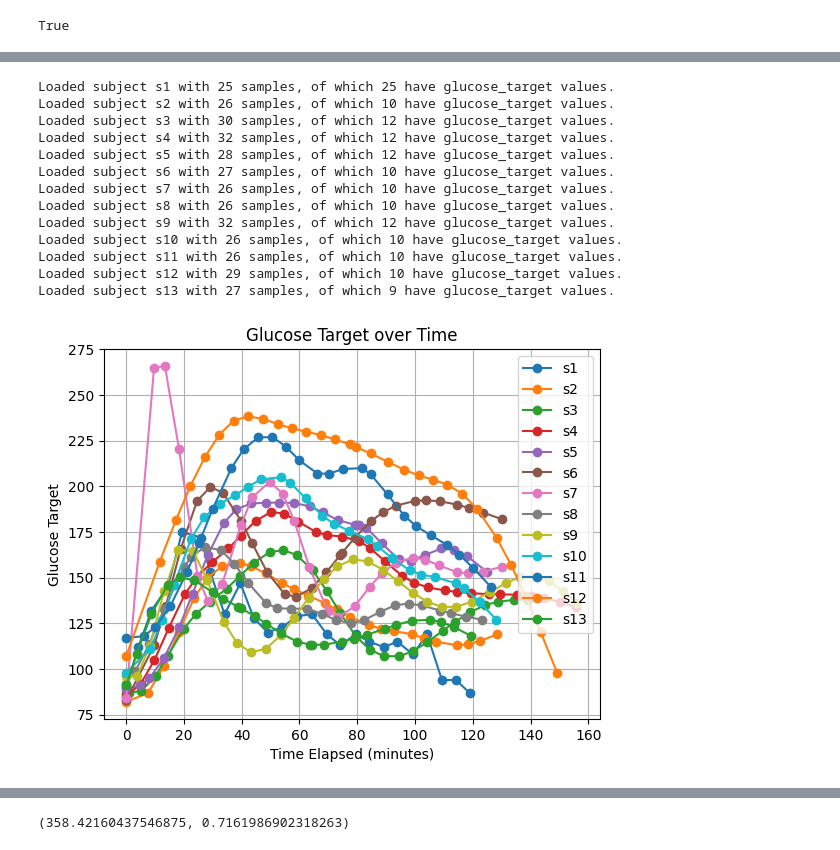
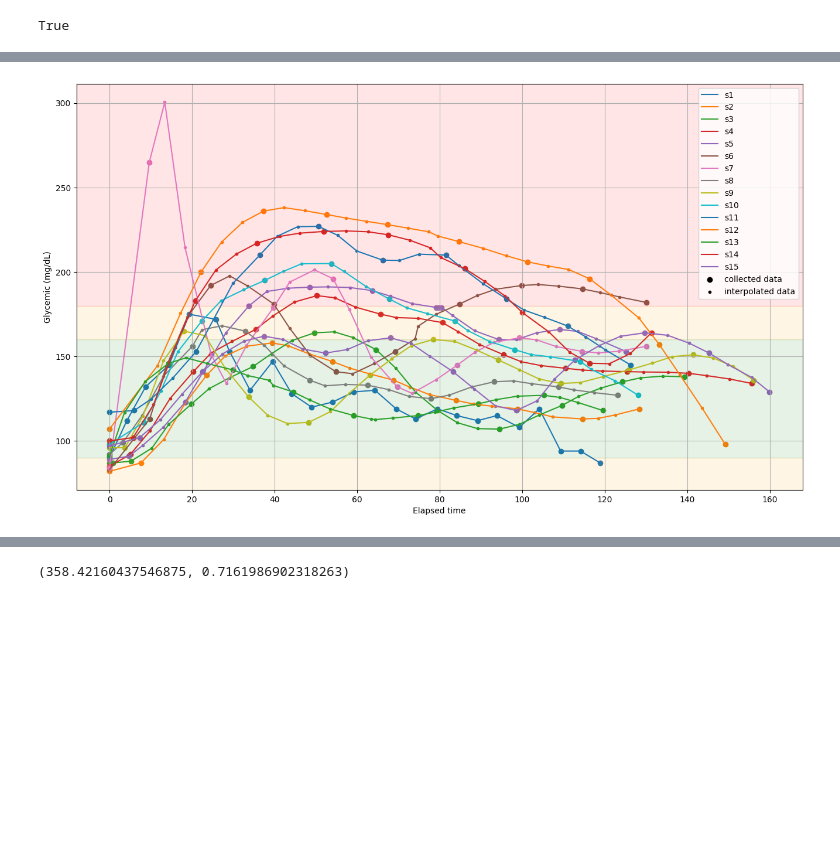
Before and after one commit to akraradets/BloodGlucose-App, a Jupyter notebook: fast_api/notebook/1-analysis.ipynb, the cells around one changed output, grey strips where cells are left out. Cells and saved outputs as stored; diff of their text form; code cells hidden in the pictures; blank space fills up the shorter version.

```diff
--- a/fast_api/notebook/1-analysis.ipynb
+++ b/fast_api/notebook/1-analysis.ipynb
@@ -9,11 +9,11 @@ True
 import matplotlib.pyplot as plt
 import pandas as pd
 import numpy as np
-from scipy.interpolate import CubicSpline
+from scipy.interpolate import CubicSpline # type:ignore
 from src.db import OptoFile
 from src.spectra import Sample
 
 
 subjects = ['s1', 's2', 's3', 's4', 's5',
             's6', 's7', 's8', 's9', 's10',
-            's11', 's12', 's13']
+            's11', 's12', 's13', 's14', 's15']
@@ -22,54 +99,66 @@ subjects = ['s1', 's2', 's3', 's4', 's5',
 # %%
 async def load_subject(subject_id:str) -> pd.DataFrame:
     # Index(['subject_id', 'header', 'file_version', 'name', 'creator',
     #        'description', 'created', 'integration_time', 'laser_power',
     #        'average_number', 'scan_mode', 'scan_interval', 'device_model',
     #        'pixel_num', 'device_sn', 'pretreat', 'pixel', 'raman_shift', 'raw',
     #        'dark', 'dark_subtracted', 'baseline_subtracted', 'prick_time',
     #        'glucose_target', 'is_interpolated', 'glucose_predict', 'id',
     #        'elapsed_seconds'],
     #       dtype='object')
     samples:list[OptoFile] = await OptoFile.fetch_all(subject_id=subject_id)
     assert len(samples) > 0
     df = pd.DataFrame([sample.model_dump() for sample in samples])
     df = df[['subject_id', 'created', 'prick_time', 'glucose_target', 'is_interpolated', 'raman_shift', 'raw', 'dark', 'dark_subtracted', 'baseline_subtracted']]
     df['elapsed_seconds'] = [diff.total_seconds() for diff in df.created - df.iloc[0].created]
-    df_w_value = df[df.glucose_target.isnull() == False]
+    df['glucose_interpolated'] = df.glucose_target.interpolate(method='polynomial', order=2)
+    # df_w_value = df[df.glucose_target.isnull() == False]
     # Interpolate missing glucose_target values using Cubic Spline
-    cs = CubicSpline(df_w_value['elapsed_seconds'], df_w_value['glucose_target'], bc_type="natural")
-    df['glucose_interpolated'] = cs(df['elapsed_seconds'])
-    print(f"Loaded subject {subject_id} with {len(df)} samples, of which {len(df_w_value)} have glucose_target values.")
+    # cs = CubicSpline(df_w_value['elapsed_seconds'], df_w_value['glucose_target'], bc_type="natural")
+    # print(df.glucose_target.interpolate(method='polynomial', order=2) - cs(df['elapsed_seconds']))
+    # df['glucose_interpolated'] = cs(df['elapsed_seconds'])
+    # print(f"Loaded subject {subject_id} with {len(df)} samples, of which {len(df_w_value)} have glucose_target values.")
     return df
 
 dataset = [df for df in [await load_subject(subject_id=subject_id) for subject_id in subjects]]
 
+fig, ax = plt.subplots(figsize=(16,9))
+color_list = list(colors.TABLEAU_COLORS.values())
+
 count = 0
-for df in dataset:
+for index, df in enumerate(dataset):
     elapsed_seconds = df['elapsed_seconds'] / 60.0  # Convert to minutes
     glucoses = df['glucose_interpolated']
-    plt.plot(elapsed_seconds, glucoses, marker='o', label=df['subject_id'].iloc[0])
+    ax.scatter(elapsed_seconds, df.glucose_interpolated, c=color_list[index % len(color_list)], marker='.')
+    ax.scatter(elapsed_seconds, df.glucose_target,       c=color_list[index % len(color_list)])
+    ax.plot(elapsed_seconds   , df.glucose_interpolated, color=color_list[index % len(color_list)], label=df['subject_id'].iloc[0],)
+    # plt.plot(elapsed_seconds, glucoses, marker='o', label=df['subject_id'].iloc[0])
+
+
+
     # if(count >= 1):
     #     break
     count += 1
 
-plt.xlabel('Time Elapsed (minutes)')
-plt.ylabel('Glucose Target')
-plt.title('Glucose Target over Time')
-plt.grid()
-plt.legend()
+xlim = ax.get_xlim()
+ylim = ax.get_ylim()
+ax.scatter(0,0, marker='o', label='collected data', c='black')
+ax.scatter(0,0, marker='.', label='interpolated data', c='black')
+# ax.set_title("A result of OGTT of 8 participants with polynomial interpolation")
+ax.set_xlabel("Elapsed time")
+ax.set_ylabel("Glycemic (mg/dL)")
+# axisx_format = mdates.DateFormatter('%H:%M')
+# ax.xaxis.set_major_formatter(axisx_format)
+ax.axhspan(60,70, color='grey', alpha=0.1)
+ax.axhspan(70,90, color='orange', alpha=0.1)
+ax.axhspan(90,160, color='green', alpha=0.1)
+ax.axhspan(160,180, color='orange', alpha=0.1)
+ax.axhspan(180,350, color='red', alpha=0.1)
+
+ax.set_xlim(xlim)
+ax.set_ylim(ylim)
+ax.legend()
+ax.grid()
 plt.show()
 # %% [output]
-Loaded subject s1 with 25 samples, of which 25 have glucose_target values.
-Loaded subject s2 with 26 samples, of which 10 have glucose_target values.
-Loaded subject s3 with 30 samples, of which 12 have glucose_target values.
-Loaded subject s4 with 32 samples, of which 12 have glucose_target values.
-Loaded subject s5 with 28 samples, of which 12 have glucose_target values.
-Loaded subject s6 with 27 samples, of which 10 have glucose_target values.
-Loaded subject s7 with 26 samples, of which 10 have glucose_target values.
-Loaded subject s8 with 26 samples, of which 10 have glucose_target values.
-Loaded subject s9 with 32 samples, of which 12 have glucose_target values.
-Loaded subject s10 with 26 samples, of which 10 have glucose_target values.
-Loaded subject s11 with 26 samples, of which 10 have glucose_target values.
-Loaded subject s12 with 29 samples, of which 10 have glucose_target values.
-Loaded subject s13 with 27 samples, of which 9 have glucose_target values.
-[figure, old version]
+[figure, new version]
```
Also changed, not shown: parts of 16 cells of this notebook, 3 other files.
